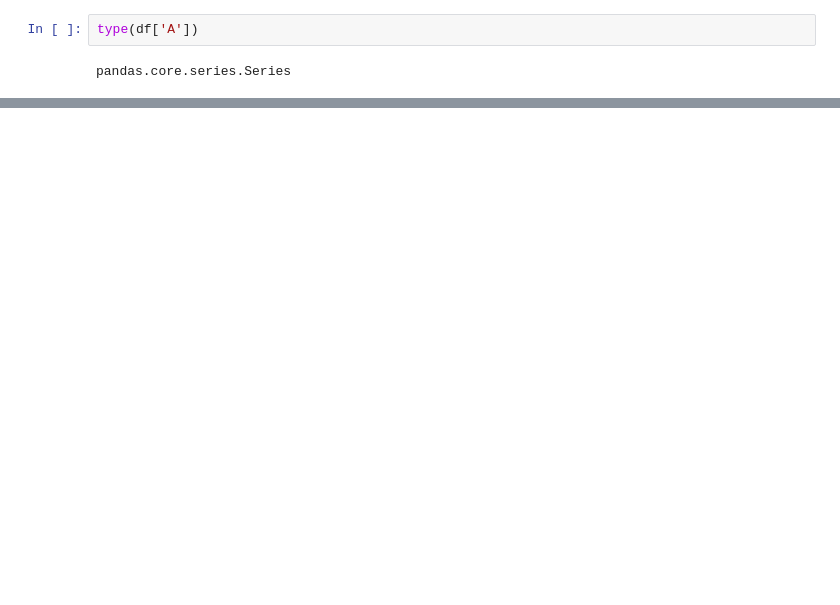
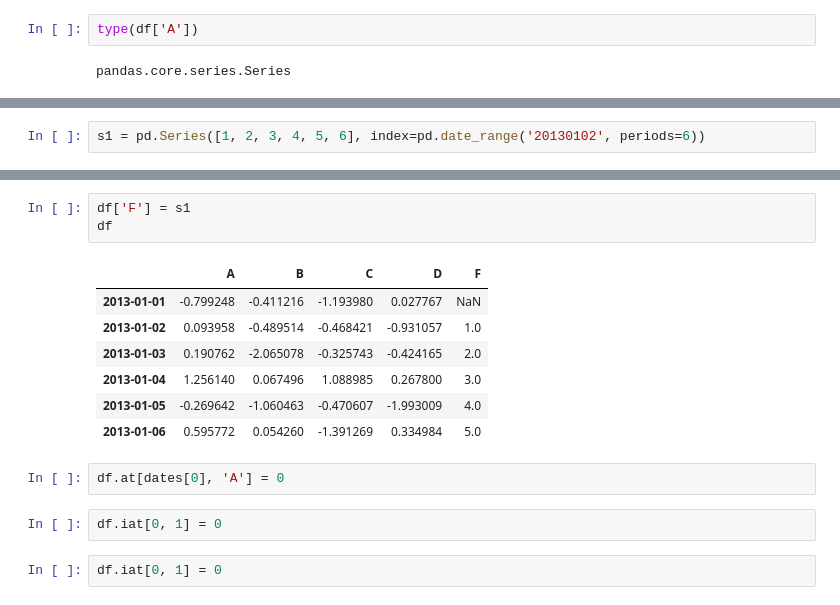
Before and after one commit to objectin/pandas_exercises, a Jupyter notebook: 10_minute_pandas.ipynb, the cells around one changed output, grey strips where cells are left out. Saved outputs shown, nothing was run; the diff lists cells and outputs as text; blank space fills up the shorter version.

```diff
--- a/10_minute_pandas.ipynb
+++ b/10_minute_pandas.ipynb
@@ -256,0 +373,2 @@ df.loc[:,['A', 'B']]
+# %%
+s1 = pd.Series([1, 2, 3, 4, 5, 6], index=pd.date_range('20130102', periods=6))
@@ -256,0 +385,17 @@ df.loc[:,['A', 'B']]
+# %%
+df['F'] = s1
+df
+# %% [output]
+|  | A | B | C | D | F |
+| 2013-01-01 | -0.799248 | -0.411216 | -1.193980 | 0.027767 | NaN |
+| 2013-01-02 | 0.093958 | -0.489514 | -0.468421 | -0.931057 | 1.0 |
+| 2013-01-03 | 0.190762 | -2.065078 | -0.325743 | -0.424165 | 2.0 |
+| 2013-01-04 | 1.256140 | 0.067496 | 1.088985 | 0.267800 | 3.0 |
+| 2013-01-05 | -0.269642 | -1.060463 | -0.470607 | -1.993009 | 4.0 |
+| 2013-01-06 | 0.595772 | 0.054260 | -1.391269 | 0.334984 | 5.0 |
+# %%
+df.at[dates[0], 'A'] = 0
+# %%
+df.iat[0, 1] = 0
+# %%
+df.iat[0, 1] = 0
```
Also changed, not shown: parts of 53 cells of this notebook, 1 other file.
